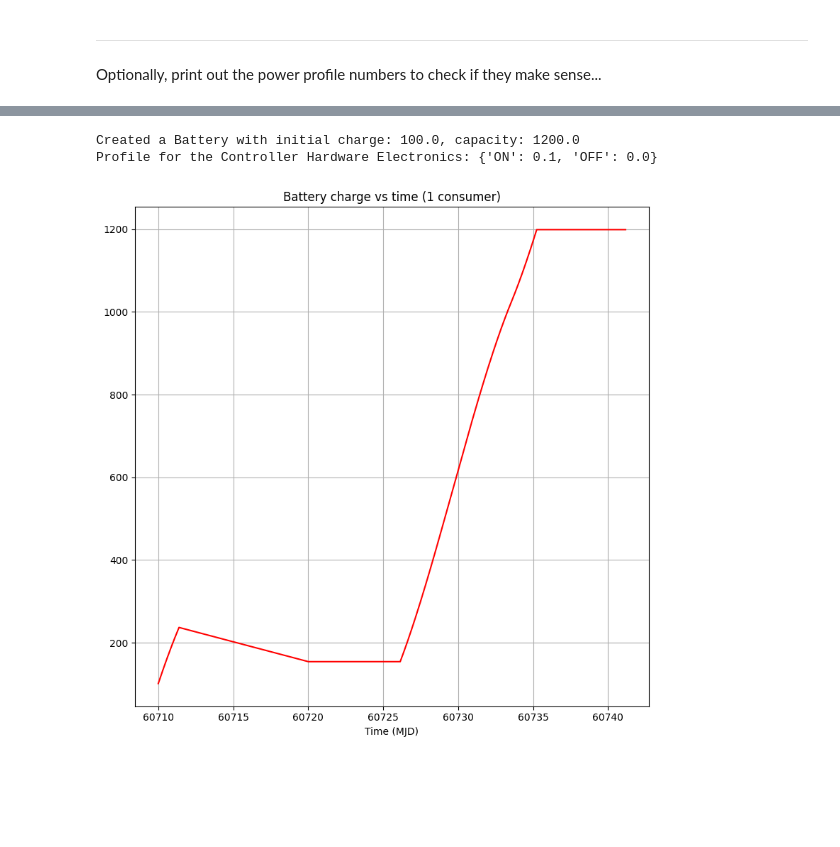
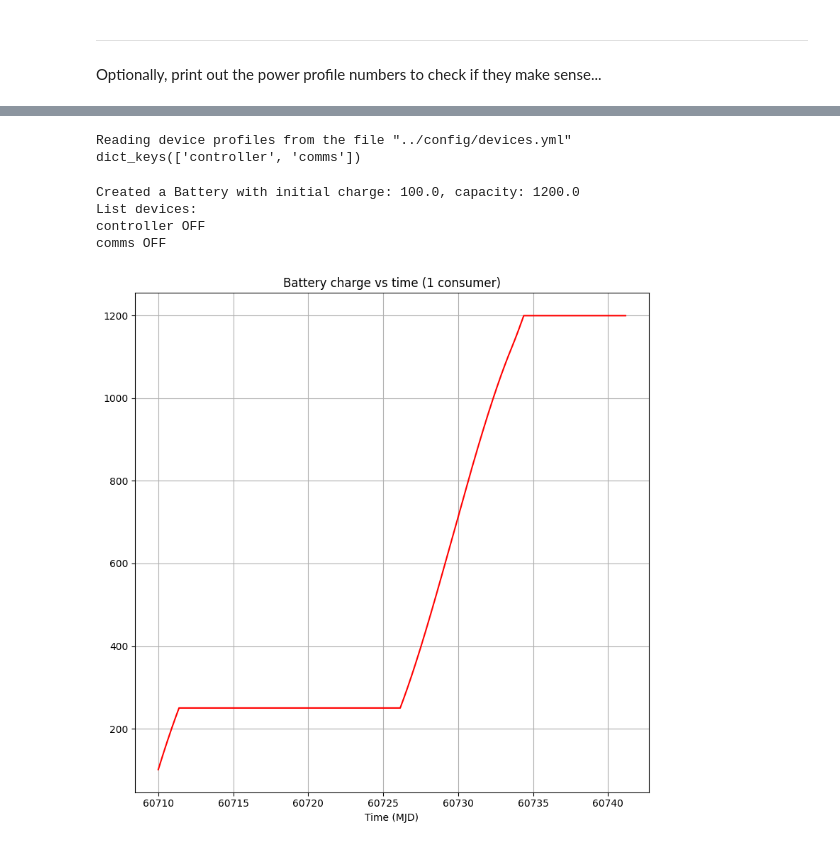
Before and after one commit to lusee-night/opsim, a Jupyter notebook: notebooks/sim.ipynb, the cells around one changed output, grey strips where cells are left out. Saved outputs shown, nothing was run; the diff lists cells and outputs as text; code cells hidden in the pictures; blank space fills up the shorter version.

Commit message:
All device descriptors moved to the YAML configuration file, logic updated

```diff
--- a/notebooks/sim.ipynb
+++ b/notebooks/sim.ipynb
@@ -100,3 +116,17 @@ plt.show()
+# %%
+# Read device configuration
+import yaml
+
+device_file = '../config/devices.yml'
+print(f'''Reading device profiles from the file "{'../config/devices.yml'}"''')
+f = open(device_file, 'r')
+
+device_data = yaml.load(f, Loader=yaml.FullLoader)
+profiles    = device_data['devices']
+print(profiles.keys())
+# %% [output]
+Reading device profiles from the file "../config/devices.yml"
+dict_keys(['controller', 'comms'])
 # %%
 from    bms.battery     import *
 from    bms.controller  import *
@@ -108,36 +138,50 @@ initial_charge, capacity = 100., 1200.
 
 battery = Battery(env, initial_charge, capacity)
 
 print(f'''Created a Battery with initial charge: {battery.level}, capacity: {battery.capacity}''')
 
 # The controller hardware consumes energy:
 # ctrHrdwr = ControllerHardware('CTRLHRDWR', 'ON')
-ctrHrdwr = Device('CTRLHRDWR', 'ON', DeviceProfiles["ControllerHardware"])
-
-print(f'''Profile for the Controller Hardware Electronics: {DeviceProfiles["ControllerHardware"]}''')
+#ctrHrdwr = Device('CTRLHRDWR', 'ON', DeviceProfiles["ControllerHardware"])
+#print(f'''Profile for the Controller Hardware Electronics: {DeviceProfiles["ControllerHardware"]}''')
 
 mon = Monitor(mySun.N) # to define the discrete time axis
 ctr = Controller(env, mySun.mjd, battery, mon)
 ctr.add_all_panels(mySun)
-ctr.add_device(ctrHrdwr)
+
+for device_name in profiles.keys():
+    # print(profiles[device_name])
+    device = Device(device_name, profiles[device_name])
+    ctr.add_device(device)
+
+ctr.set_device_state('controller', 'ON')
+
+print('List added devices:')
+for added_device in ctr.devices.keys():
+        dvc = ctr.devices[added_device]
+        print(dvc.name, dvc.state)
+
+
 ctr.set_condition(mySun.condition)
 
 env.process(ctr.run())
 env.run(until=mySun.N)
 
 
 plt.rcParams["figure.figsize"] = [8., 8.]
 plt.rcParams["figure.autolayout"] = True
 ax=plt.subplot()
 ax.set_xlabel('Time (MJD)')
 
 ax.plot(mySun.mjd, ctr.monitor.battery, color="red",    label="Panel power (a.u.)")
 
 # --- plt.xlim(-100,400)
 plt.grid(True)
 plt.title("Battery charge vs time (1 consumer)")
 plt.show()
 # %% [output]
 Created a Battery with initial charge: 100.0, capacity: 1200.0
-Profile for the Controller Hardware Electronics: {'ON': 0.1, 'OFF': 0.0}
+List devices:
+controller OFF
+comms OFF
-[figure, old version]
+[figure, new version]
```
Also changed, not shown: parts of 2 cells of this notebook, 4 other files.
